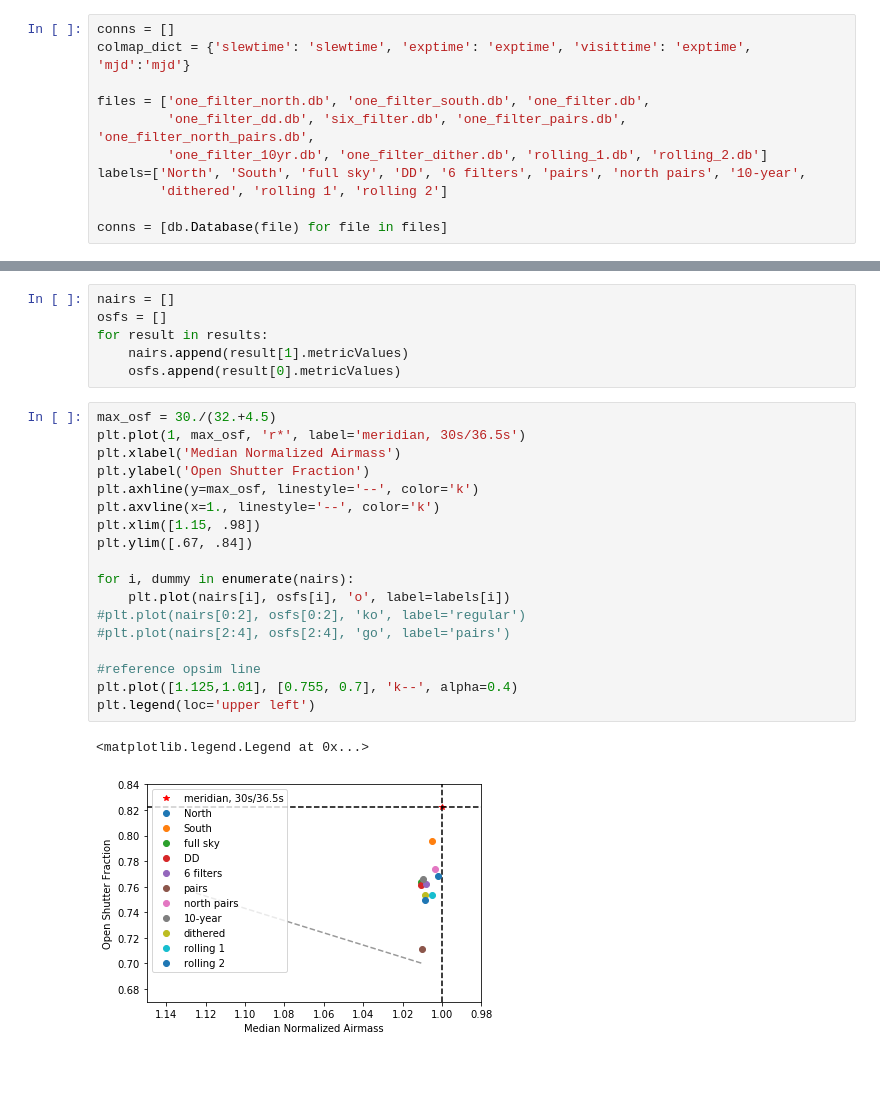
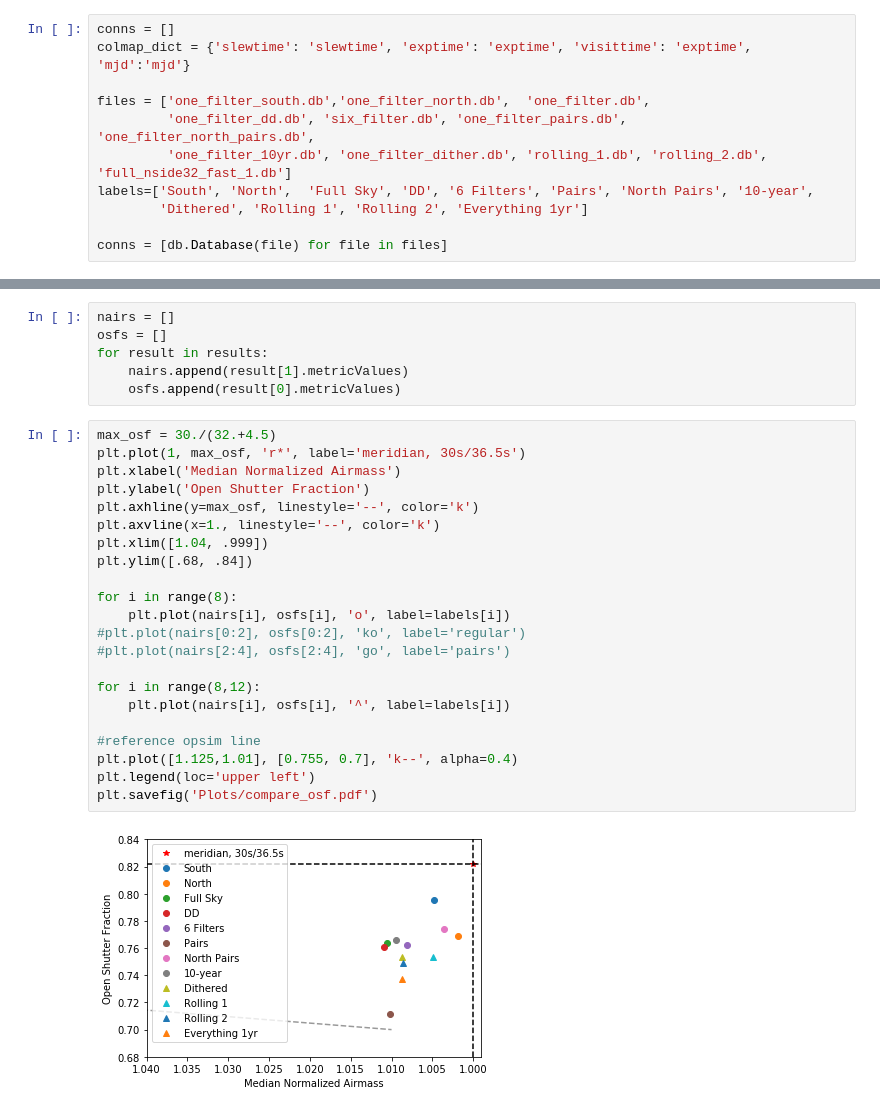
Before and after one commit to lsst-sims/legacy_sims_featureScheduler, a Jupyter notebook: examples/Standards/Compare_runs2.ipynb, the cells around one changed output, grey strips where cells are left out. Saved outputs shown, nothing was run; the diff lists cells and outputs as text; blank space fills up the shorter version.

```diff
--- a/examples/Standards/Compare_runs2.ipynb
+++ b/examples/Standards/Compare_runs2.ipynb
@@ -33,11 +33,11 @@ class BruteOSFMetric(metrics.BaseMetric):
 conns = []
 colmap_dict = {'slewtime': 'slewtime', 'exptime': 'exptime', 'visittime': 'exptime', 'mjd':'mjd'}
 
-files = ['one_filter_north.db', 'one_filter_south.db', 'one_filter.db',
+files = ['one_filter_south.db','one_filter_north.db',  'one_filter.db',
          'one_filter_dd.db', 'six_filter.db', 'one_filter_pairs.db', 'one_filter_north_pairs.db',
-         'one_filter_10yr.db', 'one_filter_dither.db', 'rolling_1.db', 'rolling_2.db']
-labels=['North', 'South', 'full sky', 'DD', '6 filters', 'pairs', 'north pairs', '10-year',
-        'dithered', 'rolling 1', 'rolling 2']
+         'one_filter_10yr.db', 'one_filter_dither.db', 'rolling_1.db', 'rolling_2.db', 'full_nside32_fast_1.db']
+labels=['South', 'North',  'Full Sky', 'DD', '6 Filters', 'Pairs', 'North Pairs', '10-year',
+        'Dithered', 'Rolling 1', 'Rolling 2', 'Everything 1yr']
 
 conns = [db.Database(file) for file in files]
 # %%
@@ -169,21 +181,24 @@ for result in results:
 # %%
 max_osf = 30./(32.+4.5)
 plt.plot(1, max_osf, 'r*', label='meridian, 30s/36.5s')
 plt.xlabel('Median Normalized Airmass')
 plt.ylabel('Open Shutter Fraction')
 plt.axhline(y=max_osf, linestyle='--', color='k')
 plt.axvline(x=1., linestyle='--', color='k')
-plt.xlim([1.15, .98])
-plt.ylim([.67, .84])
+plt.xlim([1.04, .999])
+plt.ylim([.68, .84])
 
-for i, dummy in enumerate(nairs):
+for i in range(8):
     plt.plot(nairs[i], osfs[i], 'o', label=labels[i])
 #plt.plot(nairs[0:2], osfs[0:2], 'ko', label='regular')
 #plt.plot(nairs[2:4], osfs[2:4], 'go', label='pairs')
 
+for i in range(8,12):
+    plt.plot(nairs[i], osfs[i], '^', label=labels[i])
+
 #reference opsim line
 plt.plot([1.125,1.01], [0.755, 0.7], 'k--', alpha=0.4)
 plt.legend(loc='upper left')
+plt.savefig('Plots/compare_osf.pdf')
 # %% [output]
-<matplotlib.legend.Legend at 0x...>
-[figure, old version]
+[figure, new version]
```
Also changed, not shown: parts of 1 cell of this notebook, 1 other file.
